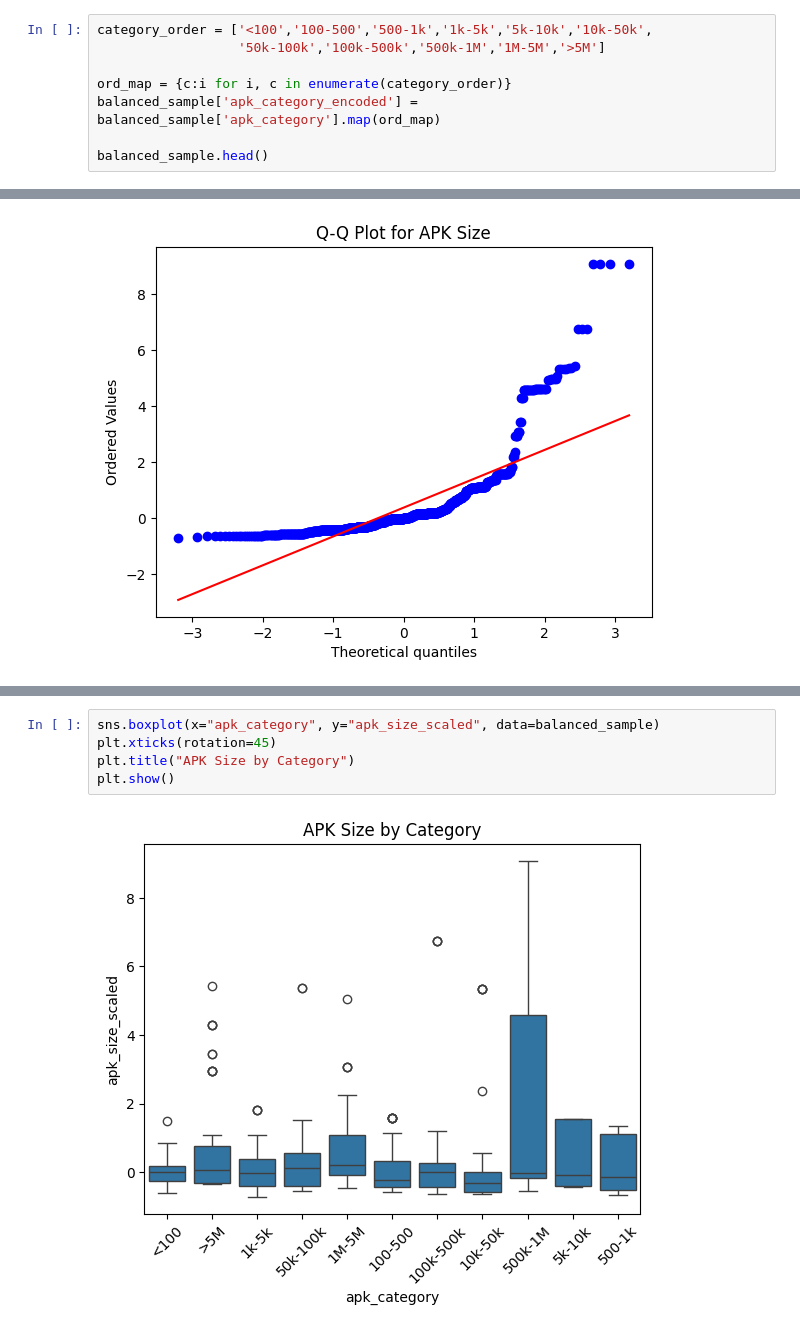
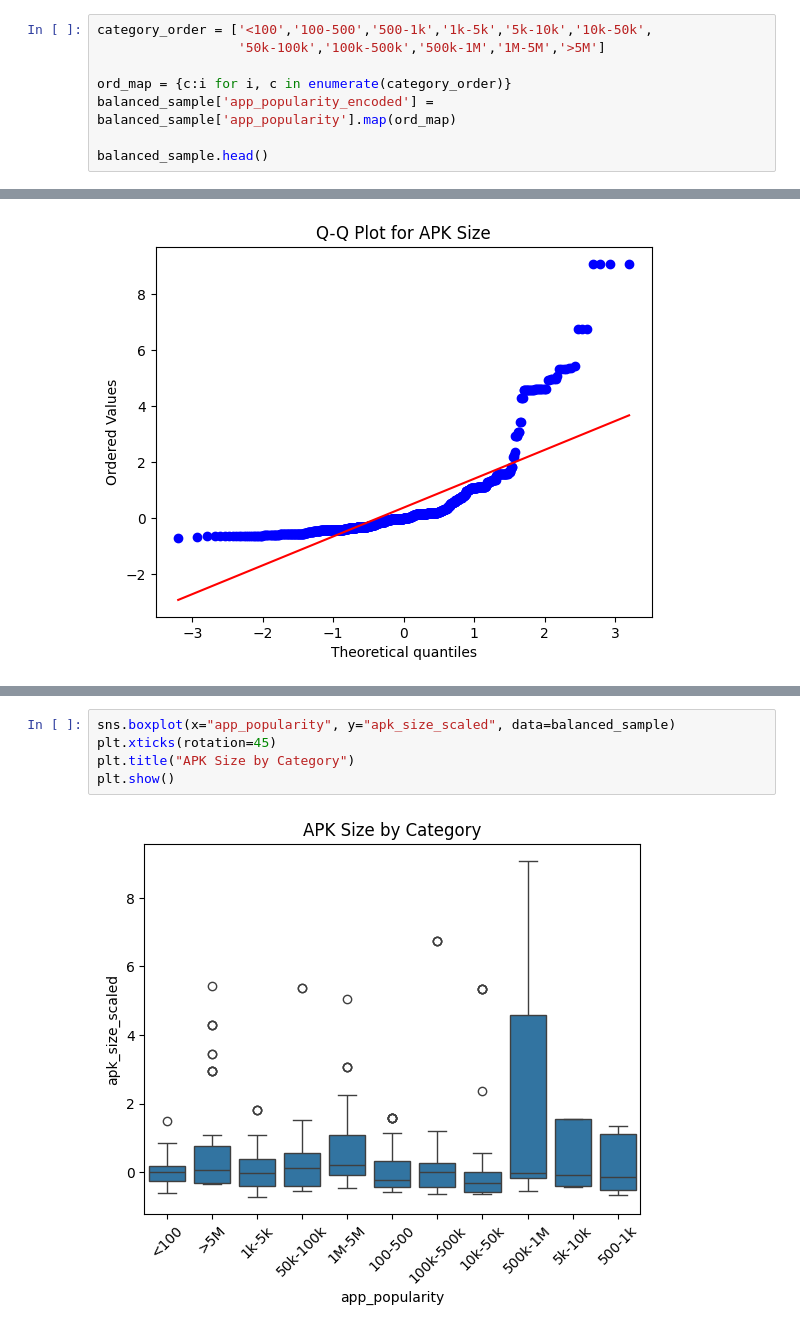
Before and after one commit to MdAkramKhanJehad/ci4security, a Jupyter notebook: causal_analysis/causal_analysis.ipynb, the cells around one changed output, grey strips where cells are left out. Drawn from its saved outputs; the diff is of its cells as text.

```diff
--- a/causal_analysis/causal_analysis.ipynb
+++ b/causal_analysis/causal_analysis.ipynb
@@ -230,7 +237,7 @@ category_order = ['<100','100-500','500-1k','1k-5k','5k-10k','10k-50k',
                   '50k-100k','100k-500k','500k-1M','1M-5M','>5M']
 
 ord_map = {c:i for i, c in enumerate(category_order)}
-balanced_sample['apk_category_encoded'] = balanced_sample['apk_category'].map(ord_map)
+balanced_sample['app_popularity_encoded'] = balanced_sample['app_popularity'].map(ord_map)
 
 balanced_sample.head()
 # %% [output]
@@ -599,12 +606,12 @@ balanced_sample.head()
 | 1657 | Constraint "protocol in {TLSv1.2,... | 1 | okhttp3/internal/platform/Platfor... | com.dieffetech.eolas | 2 | <100 | ... |
 | 2173 | First parameter was not properly ... | 1 | LossIssuingDiscovery/SpeedBannerH... | com.free.neo.vpn | 77761 | >5M | ... |
 # %%
-sns.boxplot(x="apk_category", y="apk_size_scaled", data=balanced_sample)
+sns.boxplot(x="app_popularity", y="apk_size_scaled", data=balanced_sample)
 plt.xticks(rotation=45)
 plt.title("APK Size by Category")
 plt.show()
 # %% [output]
-[figure, old version]
+[figure, new version]
 # %%
 from scipy.stats import kruskal
 
```
Also changed, not shown: parts of 21 cells of this notebook, 4 other files.
